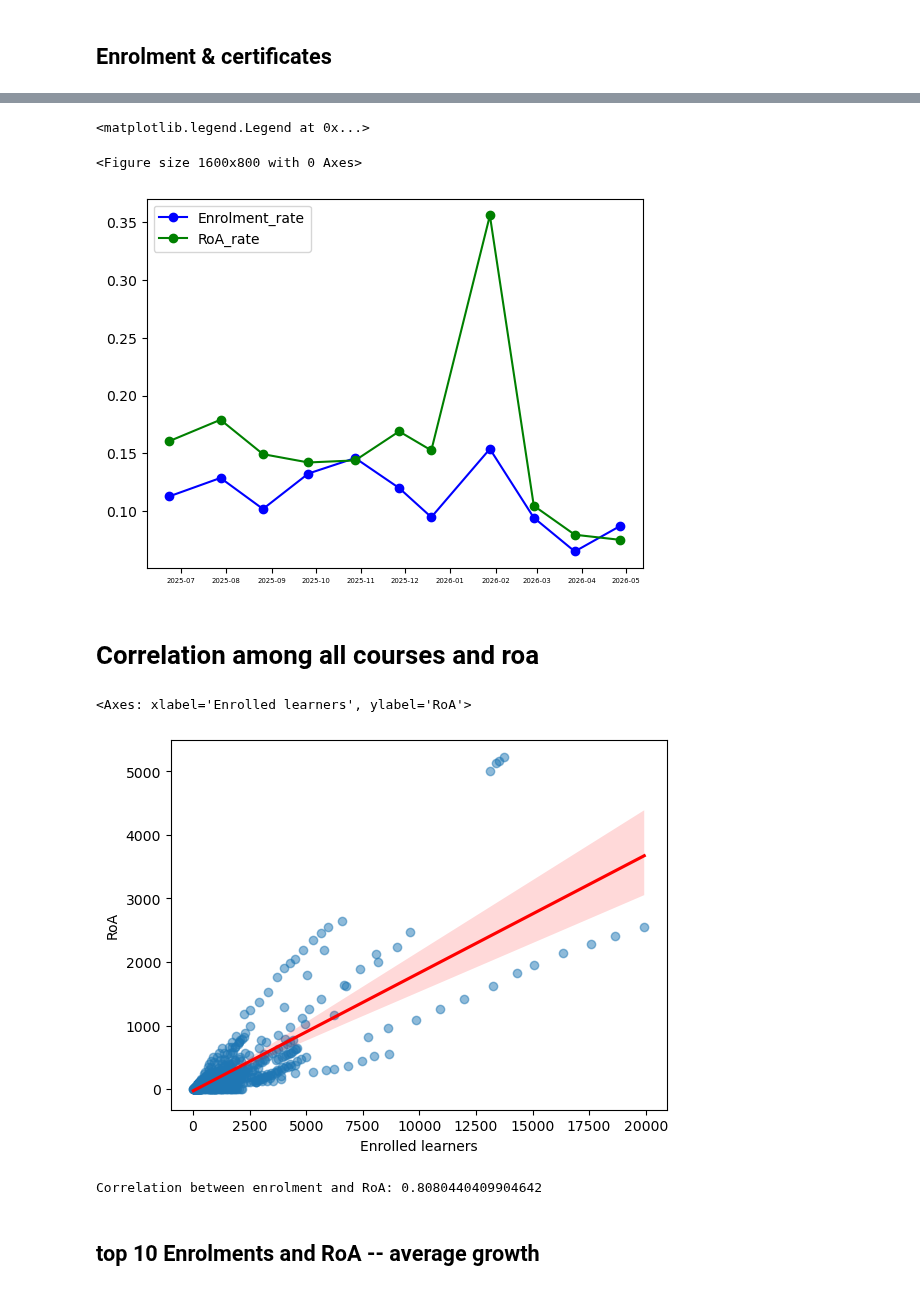
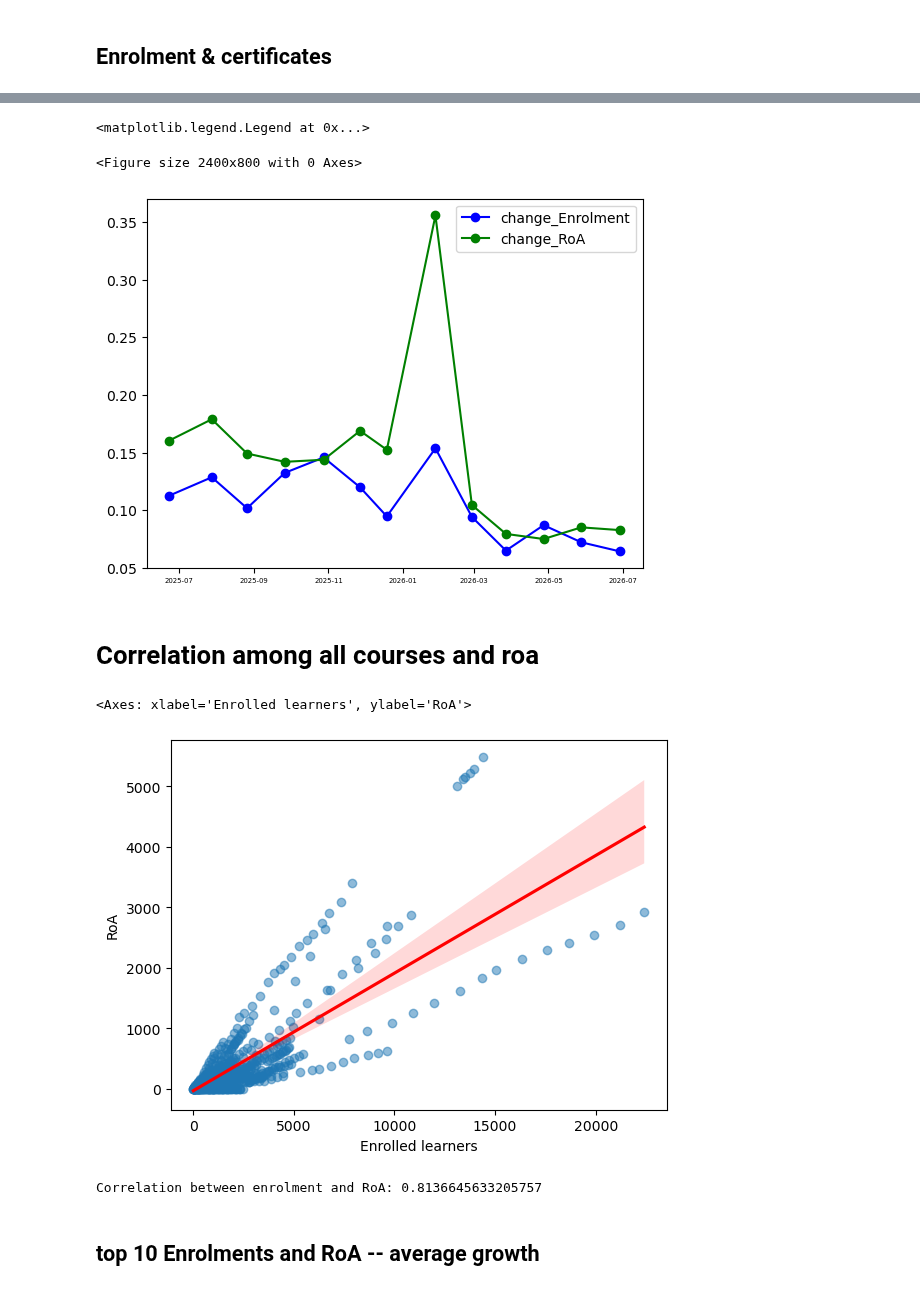
Before and after one commit to 11awrence/Public-Data-Projects, a Jupyter notebook: exploratory_data_analysis/Course_development.ipynb, the cells around one changed output, grey strips where cells are left out. Cells and saved outputs as stored; diff of their text form; code cells hidden in the pictures.

```diff
--- a/exploratory_data_analysis/Course_development.ipynb
+++ b/exploratory_data_analysis/Course_development.ipynb
@@ -13,14 +14,14 @@ from datetime import timedelta
 # Use the cleaned Excel sheet!!!
 # define a list of sheet names
 
-dates_str = ['27.04.2026', '27.03.2026', '27.02.2026', '28.01.2026', '19.12.2025', '27.11.2025', '28.10.2025', '26.09.2025', '26.08.2025', '28.07.2025', '23.06.2025', '21.05.2025']
+dates_str = ['29.06.2026', '28.05.2026', '27.04.2026', '27.03.2026', '27.02.2026', '28.01.2026', '19.12.2025', '27.11.2025', '28.10.2025', '26.09.2025', '26.08.2025', '28.07.2025', '23.06.2025', '21.05.2025']
 # %%
 # import data by looping over the sheet names
 
 course_df = pd.DataFrame()
 
 for sheet_str in dates_str:
-    import_path = 'C:/Users/ywa/Dokumente/Data/Course_success_tracking/course_success_tracking.xlsx'
+    import_path = 'C:/Users/ywa/OneDrive - Stifterverband/Dokumente/Data/Course_success_tracking/course_success_tracking.xlsx'
     df = pd.read_excel(import_path, sheet_name = sheet_str)
     df['date'] = sheet_str
     df['date'] =  pd.to_datetime(df['date'], format = '%d.%m.%Y')
@@ -93,9 +108,9 @@ monthly_enrol
 # calculate the changes per month --> via function
 
 def rate_enrol_cert(df):
-    df['rate_enrol'] = df['Enrolled learners'].pct_change()
-    df['rate_CoP'] = df['CoP'].pct_change()
-    df['rate_RoA'] = df['RoA'].pct_change()
+    df['change_enrol'] = df['Enrolled learners'].pct_change()
+    df['change_CoP'] = df['CoP'].pct_change()
+    df['change_RoA'] = df['RoA'].pct_change()
     return df
 
 monthly_enrol = rate_enrol_cert(monthly_enrol)
@@ -141,21 +158,22 @@ The lowest RoA rate was: 0.08 in month 2026-04-27 00:00:00
 # %%
 # plotting enrol rate & RoA rate
 
-plt.figure(figsize = (16, 8))
+plt.figure(figsize = (24, 8))
 fig, ax = plt.subplots()
 
 x_col='Date'
 y_col = 'Rate'
 
-ax.plot_date(monthly_enrol.index, monthly_enrol["rate_enrol"], color="blue", label="Enrolment_rate", linestyle="-")
-ax.plot_date(monthly_enrol.index, monthly_enrol["rate_RoA"], color="green", label="RoA_rate", linestyle="-")
+ax.plot_date(monthly_enrol.index, monthly_enrol["change_enrol"], color="blue", label="change_Enrolment", linestyle="-")
+ax.plot_date(monthly_enrol.index, monthly_enrol["change_RoA"], color="green", label="change_RoA", linestyle="-")
 ax.tick_params(axis='x', labelsize = 5)
+#ax.xaxis.set_major_locator(MultipleLocator(30))
 
 ax.legend()
 # %% [output]
 <matplotlib.legend.Legend at 0x...>
-<Figure size 1600x800 with 0 Axes>
+<Figure size 2400x800 with 0 Axes>
-[figure, old version]
+[figure, new version]
 # %% [markdown]
 # Correlation among all courses and roa
 # %%
@@ -164,14 +182,14 @@ ax.legend()
 sns.regplot(data = course_df, x = 'Enrolled learners', y = 'RoA', scatter_kws = {'alpha' : 0.5}, line_kws = {'color' : 'red', 'label' : 'Trend line'})
 # %% [output]
 <Axes: xlabel='Enrolled learners', ylabel='RoA'>
-[figure, old version]
+[figure, new version]
 # %%
 # calculation of the correlation value
 corr_enrol_roa = course_df['Enrolled learners'].corr(course_df['RoA'])
 
 print('Correlation between enrolment and RoA:', corr_enrol_roa)
 # %% [output]
-Correlation between enrolment and RoA: 0.8080440409904642
+Correlation between enrolment and RoA: 0.8136645633205757
 # %% [markdown]
 ## top 10 Enrolments and RoA -- average growth
 # %%
```
Also changed, not shown: parts of 61 cells of this notebook.
